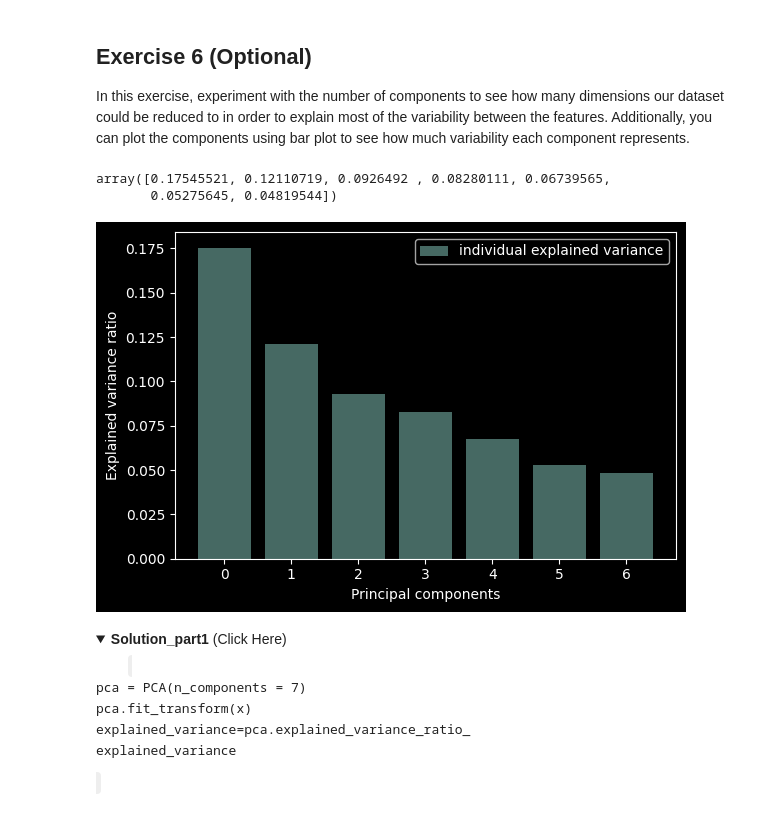
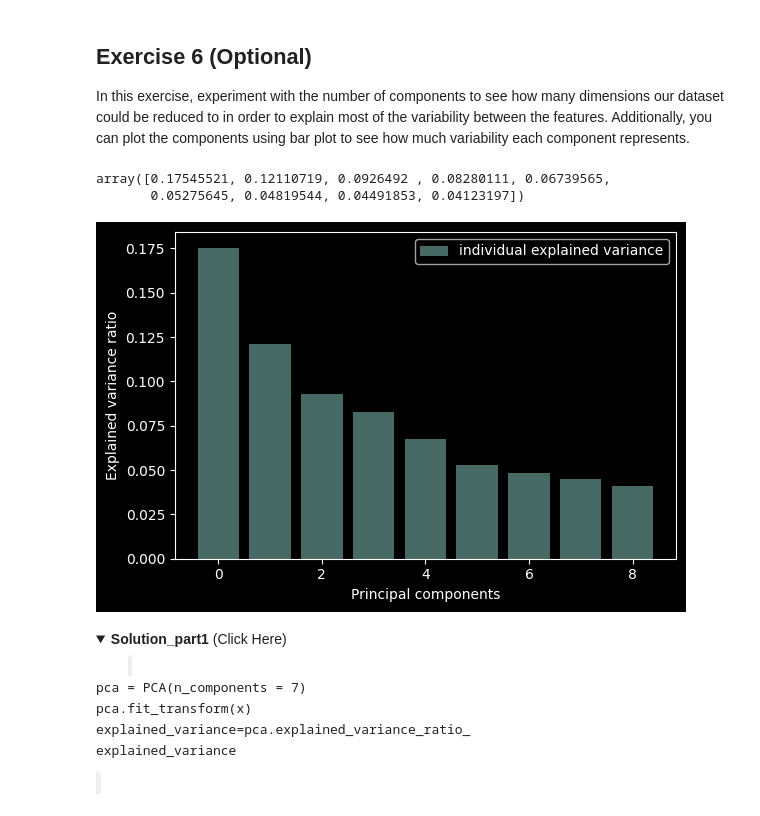
Before and after one commit to arfina/kursus, a Jupyter notebook: IBM_Introduction_to_Machine_Learning/Feature_Engineering_Lab.ipynb, the cells around one changed output. Saved outputs shown, nothing was run; the diff lists cells and outputs as text; code cells hidden in the pictures; folded sections open.

```diff
--- a/IBM_Introduction_to_Machine_Learning/Feature_Engineering_Lab.ipynb
+++ b/IBM_Introduction_to_Machine_Learning/Feature_Engineering_Lab.ipynb
@@ -579,27 +572,27 @@ The first component constitutes 17.54% of the variance and second component cons
 In this exercise, experiment with the number of components to see how many dimensions our dataset could be reduced to in order to explain most of the variability between the features. Additionally, you can plot the components using bar plot to see how much variability each component represents.
 # %%
 # Enter your code and run the cell
-pca = PCA(n_components = 7)
+pca = PCA(n_components = 9)
 pca.fit_transform(x)
 explained_variance=pca.explained_variance_ratio_
 explained_variance
 # %% [output]
 array([0.17545521, 0.12110719, 0.0926492 , 0.08280111, 0.06739565,
-       0.05275645, 0.04819544])
+       0.05275645, 0.04819544, 0.04491853, 0.04123197])
 # %%
 # Enter your code and run the cell
 with plt.style.context('dark_background'):
 
     plt.figure(figsize=(6, 4))
 
-    plt.bar(range(7), explained_variance, alpha=0.5, align='center',
+    plt.bar(range(9), explained_variance, alpha=0.5, align='center',
     label='individual explained variance')
     plt.ylabel('Explained variance ratio')
     plt.xlabel('Principal components')
     plt.legend(loc='best')
     plt.tight_layout()
 # %% [output]
-[figure, old version]
+[figure, new version]
 # %% [markdown]
 <details>
 <summary><strong>Solution_part1</strong> (Click Here)</summary>
```
Also changed, not shown: parts of 5 cells of this notebook.
